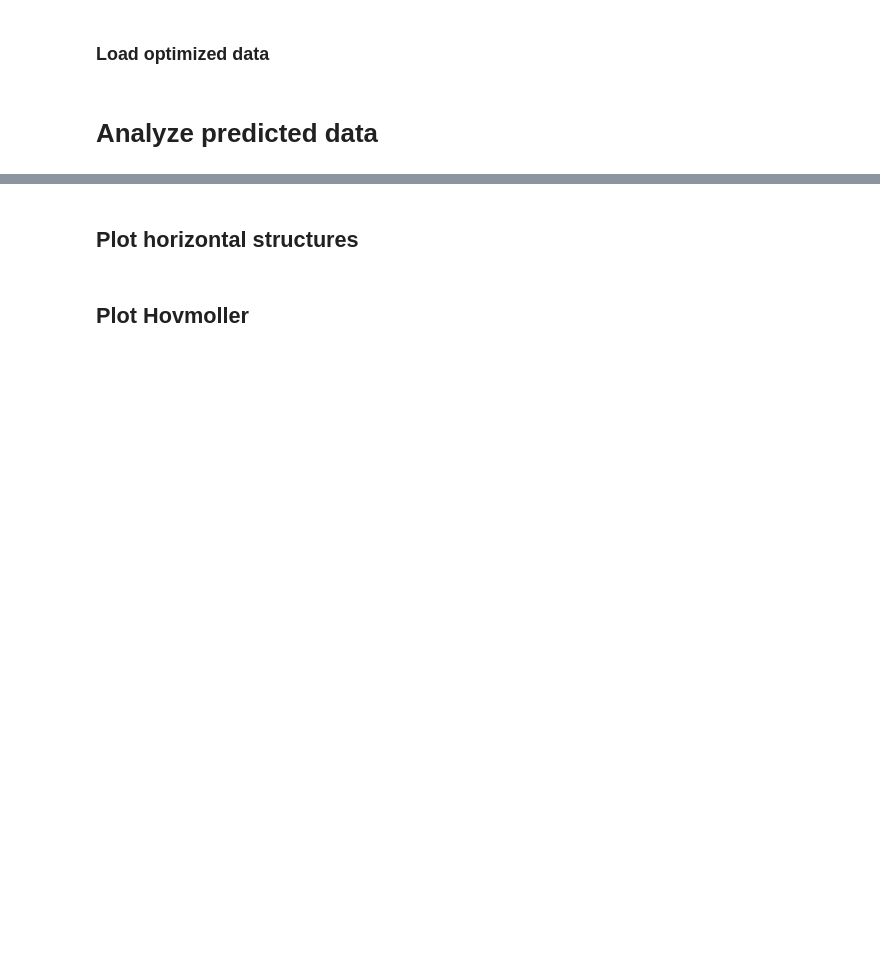
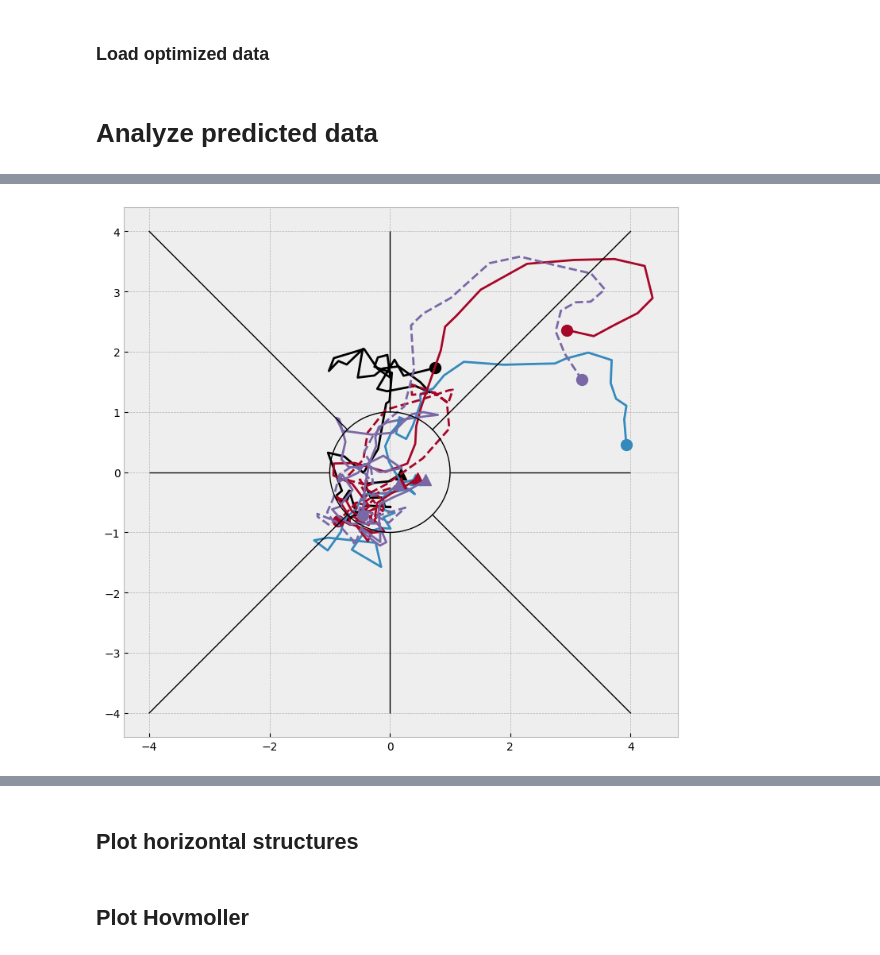
Before and after one commit to spencer-ressel/thesis-work, a Jupyter notebook: python/graphcast/data_processing.ipynb, the cells around one changed output, grey strips where cells are left out. Cells and saved outputs as stored; diff of their text form; code cells hidden in the pictures; blank space fills up the shorter version.

```diff
--- a/python/graphcast/data_processing.ipynb
+++ b/python/graphcast/data_processing.ipynb
@@ -1626,0 +1871,85 @@ plt.show()
+# %%
+fig = plt.figure(figsize=(9,9))
+plt.plot(
+    reference_VPM.sel(mode=1, time=slice(np.datetime64(init_date), np.datetime64(end_date))),
+    reference_VPM.sel(mode=2, time=slice(np.datetime64(init_date), np.datetime64(end_date))),
+    color='k'
+)
+plt.plot(
+    reference_VPM.sel(mode=1, time=np.datetime64(init_date)),
+    reference_VPM.sel(mode=2, time=np.datetime64(init_date)),
+    color='k',
+    marker='^',
+    markersize=10
+)
+plt.plot(
+    reference_VPM.sel(mode=1, time=np.datetime64(end_date)),
+    reference_VPM.sel(mode=2, time=np.datetime64(end_date)),
+    color='k',
+    marker='o',
+    markersize=10
+)
+
+for index, lead_day in enumerate(lead_days.values):
+    plt.plot(
+        VPM['Control'].sel(mode=1, lead_day=lead_day, time=slice(np.datetime64(init_date), np.datetime64(end_date))),
+        VPM['Control'].sel(mode=2, lead_day=lead_day, time=slice(np.datetime64(init_date), np.datetime64(end_date))),
+        color=bmh_colors(index+1)
+    )
+    plt.plot(
+        VPM['Control'].sel(mode=1, lead_day=lead_day, time=np.datetime64(init_date)),
+        VPM['Control'].sel(mode=2, lead_day=lead_day, time=np.datetime64(init_date)),
+        color=bmh_colors(index+1),
+        marker='^',
+        markersize=10
+    )
+    plt.plot(
+        VPM['Control'].sel(mode=1, lead_day=lead_day, time=np.datetime64(end_date)),
+        VPM['Control'].sel(mode=2, lead_day=lead_day, time=np.datetime64(end_date)),
+        color=bmh_colors(index+1),
+        marker='o',
+        markersize=10
+    )
+    if index != 0:
+        plt.plot(
+            VPM['Perfect'].sel(mode=1, lead_day=lead_day, time=slice(np.datetime64(init_date), np.datetime64(end_date))),
+            VPM['Perfect'].sel(mode=2, lead_day=lead_day, time=slice(np.datetime64(init_date), np.datetime64(end_date))),
+            color=bmh_colors(index+1),
+            ls='--'
+        )
+        plt.plot(
+            VPM['Perfect'].sel(mode=1, lead_day=lead_day, time=np.datetime64(init_date)),
+            VPM['Perfect'].sel(mode=2, lead_day=lead_day, time=np.datetime64(init_date)),
+            color=bmh_colors(index+1),
+            marker='^',
+            markersize=10,
+            ls='--'
+        )
+        plt.plot(
+            VPM['Perfect'].sel(mode=1, lead_day=lead_day, time=np.datetime64(end_date)),
+            VPM['Perfect'].sel(mode=2, lead_day=lead_day, time=np.datetime64(end_date)),
+            color=bmh_colors(index+1),
+            marker='o',
+            markersize=10,
+            ls='--'
+        )
+
+circle1 = plt.Circle((0, 0), 1.0, color="k", fill=False, lw=1, zorder=10)
+plt.hlines(y=0, xmin=-4, xmax=-1, color="k", lw=1, ls="-")
+plt.hlines(y=0, xmin=1, xmax=4, color="k", lw=1, ls="-")
+plt.vlines(x=0, ymin=-4, ymax=-1, color="k", lw=1, ls="-")
+plt.vlines(x=0, ymin=1, ymax=4, color="k", lw=1, ls="-")
+plt.plot([np.sqrt(2) / 2, 4], [np.sqrt(2) / 2, 4], color="k", lw=1, ls="-")
+# Add lines to differentiate the phases
+plt.plot([np.sqrt(2) / 2, 4], [-np.sqrt(2) / 2, -4], color="k", lw=1, ls="-")
+plt.plot([-4, -np.sqrt(2) / 2], [4, np.sqrt(2) / 2], color="k", lw=1, ls="-")
+plt.plot([-4, -np.sqrt(2) / 2], [-4, -np.sqrt(2) / 2], color="k", lw=1, ls="-")
+plt.gca().add_patch(circle1)
+plt.gca().set_aspect('equal')
+
+# plt.xlim(-1, 1)
+# plt.ylim(-2, 2)
+
+plt.show()
+# %% [output]
+[figure, added]
```
Also changed, not shown: parts of 21 cells of this notebook, 26 other files.
